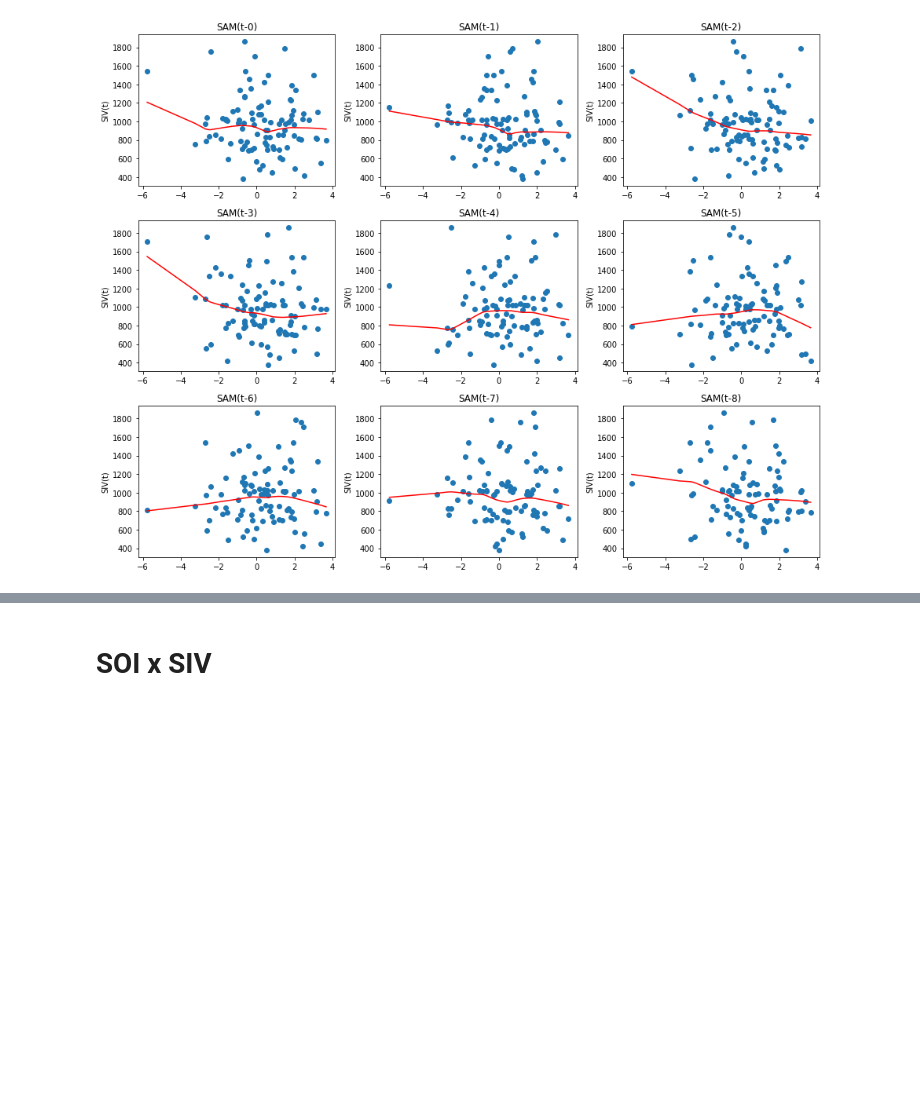
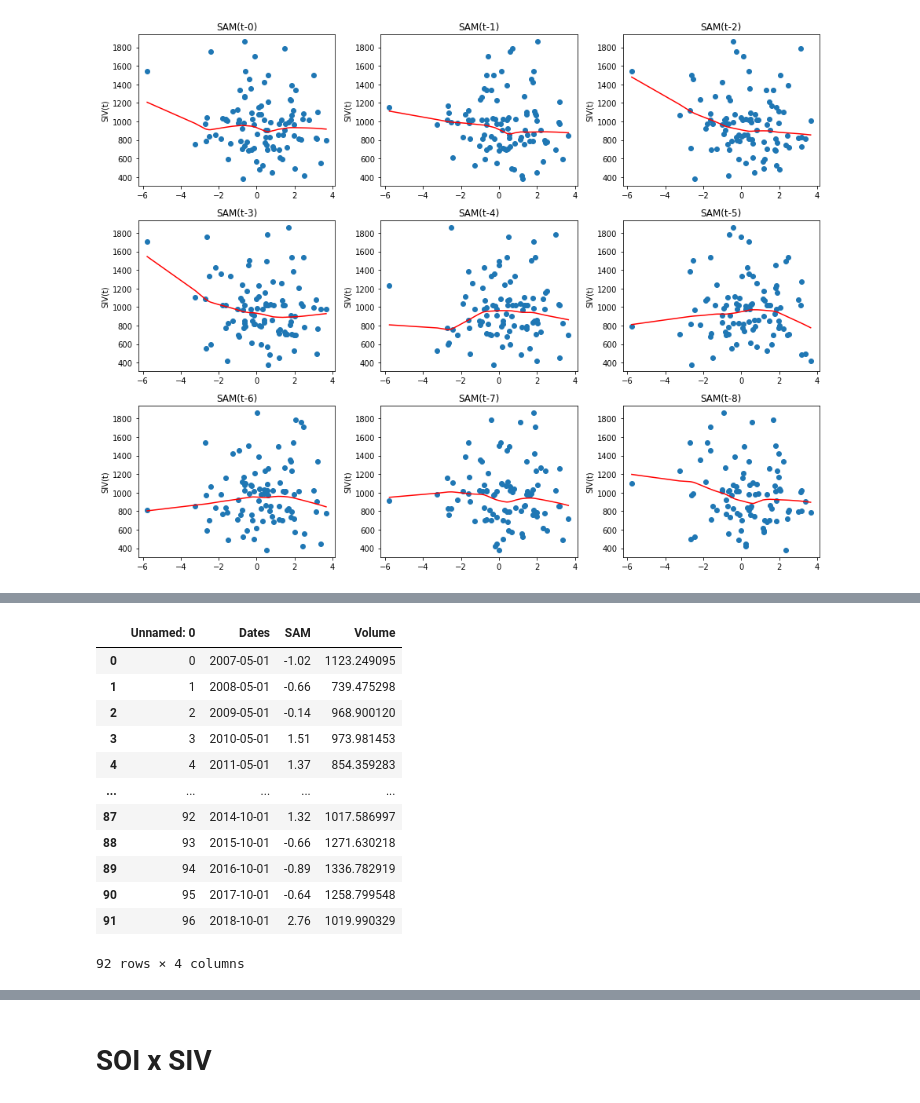
Before and after one commit to fridalejandra/Master-Thesis, a Jupyter notebook: CCF/ABS_CCFplots.ipynb, the cells around one changed output, grey strips where cells are left out. Cells and saved outputs as stored; diff of their text form; code cells hidden in the pictures; blank space fills up the shorter version.

```diff
--- a/CCF/ABS_CCFplots.ipynb
+++ b/CCF/ABS_CCFplots.ipynb
@@ -135,0 +293,16 @@ plt.savefig("/Users/fridaperez/Developer/repos/local_repo/pub_plots/ABS_ccf_SAM.
+# %%
+table
+# %% [output]
+|  | Unnamed: 0 | Dates | SAM | Volume |
+| 0 | 0 | 2007-05-01 | -1.02 | 1123.249095 |
+| 1 | 1 | 2008-05-01 | -0.66 | 739.475298 |
+| 2 | 2 | 2009-05-01 | -0.14 | 968.900120 |
+| 3 | 3 | 2010-05-01 | 1.51 | 973.981453 |
+| 4 | 4 | 2011-05-01 | 1.37 | 854.359283 |
+| ... | ... | ... | ... | ... |
+| 87 | 92 | 2014-10-01 | 1.32 | 1017.586997 |
+| 88 | 93 | 2015-10-01 | -0.66 | 1271.630218 |
+| 89 | 94 | 2016-10-01 | -0.89 | 1336.782919 |
+| 90 | 95 | 2017-10-01 | -0.64 | 1258.799548 |
+| 91 | 96 | 2018-10-01 | 2.76 | 1019.990329 |
+92 rows × 4 columns
```
Also changed, not shown: parts of 34 cells of this notebook, 6 other files.
